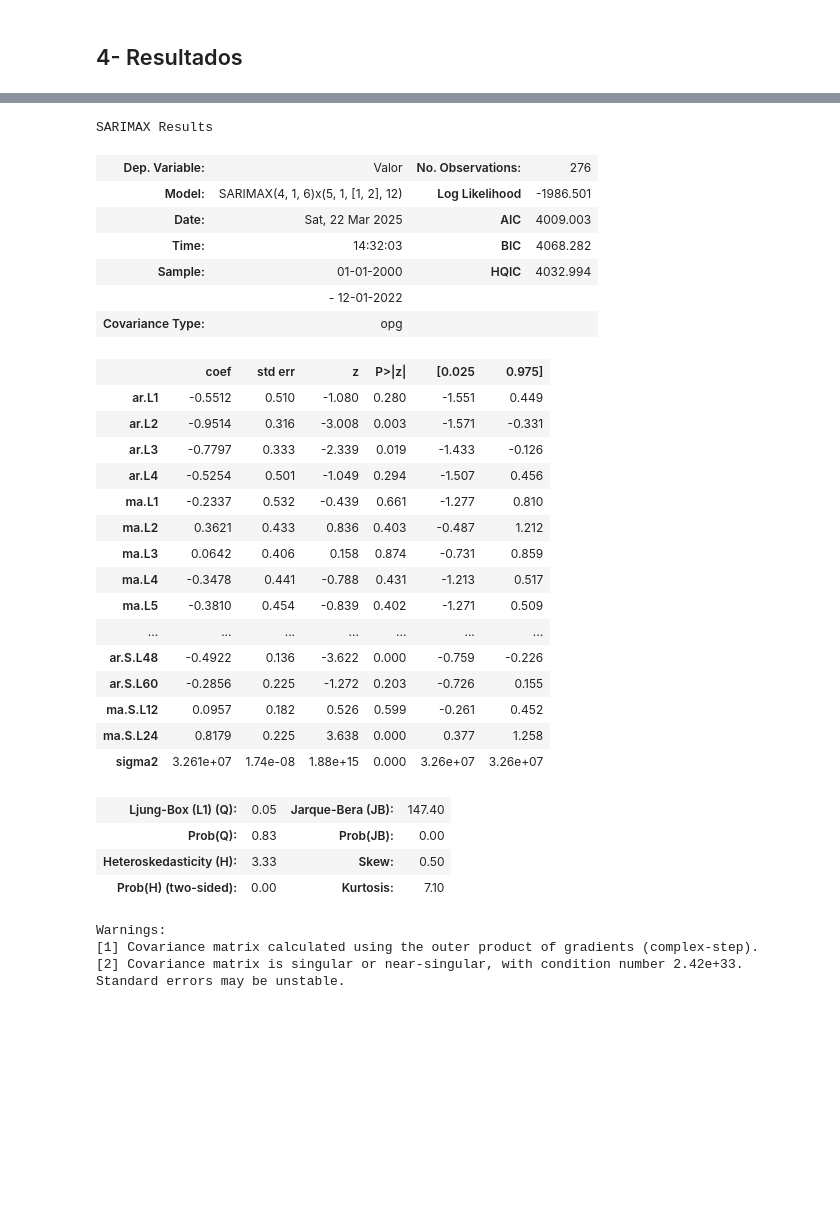
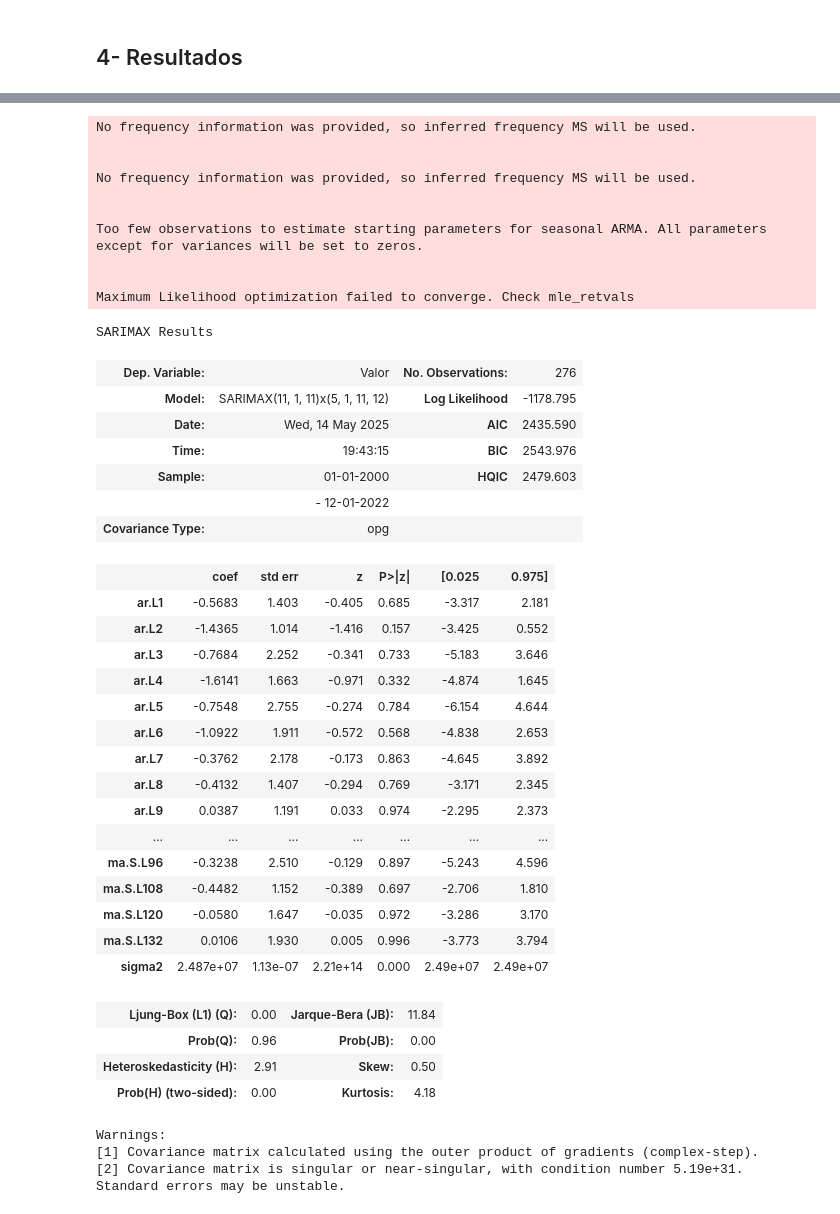
Before and after one commit to victordornelos/tcc_cap3, a Jupyter notebook: cap3.ipynb, the cells around one changed output, grey strips where cells are left out. Saved outputs shown, nothing was run; the diff lists cells and outputs as text; code cells hidden in the pictures; blank space fills up the shorter version.

```diff
--- a/cap3.ipynb
+++ b/cap3.ipynb
@@ -775,7 +799,7 @@ modelo_sarima.run_sarima_grid_search(
 # %% [output]
 '  \nimport modelo_sarima  # Importa o módulo\n\n# Definir intervalos personalizados\np_values = fac \nd_values = [1]  # Manter d fixo\nq_values = facp  \nP_values = fac_s  \nD_values = [1] \nQ_values ...
 # %%
-result_df = pd.read_excel('resultado/resultados_sarima_teste.xlsx')
+result_df = pd.read_excel('resultado_sarima_consolidado.xlsx')
 # %%
 # Carregar o DataFrame fixo (suponha que df_sarima já esteja carregado no ambiente)
 df_sarima.index = pd.to_datetime(df_sarima.index)  # Garantir que o índice seja datetime
@@ -815,36 +853,46 @@ def rodar_sarimax(df_params, index):
 # %%
 result_df.index.freq = 'MS'
-resultado_modelo = rodar_sarimax(result_df, 0)
+resultado_modelo = rodar_sarimax(result_df, 10)
 resultado_modelo.summary()
 # %% [output]
-SARIMAX Results
+No frequency information was provided, so inferred frequency MS will be used.
+
+
+No frequency information was provided, so inferred frequency MS will be used.
+
+
+Too few observations to estimate starting parameters for seasonal ARMA. All parameters except for variances will be set to zeros.
+
+
+Maximum Likelihood optimization failed to converge. Check mle_retvals
+SARIMAX Results
 | Dep. Variable: | Valor | No. Observations: | 276 |
-| Model: | SARIMAX(4, 1, 6)x(5, 1, [1, 2], 12) | Log Likelihood | -1986.501 |
-| Date: | Sat, 22 Mar 2025 | AIC | 4009.003 |
-| Time: | 14:32:03 | BIC | 4068.282 |
-| Sample: | 01-01-2000 | HQIC | 4032.994 |
+| Model: | SARIMAX(11, 1, 11)x(5, 1, 11, 12) | Log Likelihood | -1178.795 |
+| Date: | Wed, 14 May 2025 | AIC | 2435.590 |
+| Time: | 19:43:15 | BIC | 2543.976 |
+| Sample: | 01-01-2000 | HQIC | 2479.603 |
 |  | - 12-01-2022 |  |  |
 | Covariance Type: | opg |  |  |
 |  | coef | std err | z | P>|z| | [0.025 | 0.975] |
-| ar.L1 | -0.5512 | 0.510 | -1.080 | 0.280 | -1.551 | 0.449 |
-| ar.L2 | -0.9514 | 0.316 | -3.008 | 0.003 | -1.571 | -0.331 |
-| ar.L3 | -0.7797 | 0.333 | -2.339 | 0.019 | -1.433 | -0.126 |
-| ar.L4 | -0.5254 | 0.501 | -1.049 | 0.294 | -1.507 | 0.456 |
-| ma.L1 | -0.2337 | 0.532 | -0.439 | 0.661 | -1.277 | 0.810 |
-| ma.L2 | 0.3621 | 0.433 | 0.836 | 0.403 | -0.487 | 1.212 |
-| ma.L3 | 0.0642 | 0.406 | 0.158 | 0.874 | -0.731 | 0.859 |
-| ma.L4 | -0.3478 | 0.441 | -0.788 | 0.431 | -1.213 | 0.517 |
-| ma.L5 | -0.3810 | 0.454 | -0.839 | 0.402 | -1.271 | 0.509 |
+| ar.L1 | -0.5683 | 1.403 | -0.405 | 0.685 | -3.317 | 2.181 |
+| ar.L2 | -1.4365 | 1.014 | -1.416 | 0.157 | -3.425 | 0.552 |
+| ar.L3 | -0.7684 | 2.252 | -0.341 | 0.733 | -5.183 | 3.646 |
+| ar.L4 | -1.6141 | 1.663 | -0.971 | 0.332 | -4.874 | 1.645 |
+| ar.L5 | -0.7548 | 2.755 | -0.274 | 0.784 | -6.154 | 4.644 |
+| ar.L6 | -1.0922 | 1.911 | -0.572 | 0.568 | -4.838 | 2.653 |
+| ar.L7 | -0.3762 | 2.178 | -0.173 | 0.863 | -4.645 | 3.892 |
+| ar.L8 | -0.4132 | 1.407 | -0.294 | 0.769 | -3.171 | 2.345 |
+| ar.L9 | 0.0387 | 1.191 | 0.033 | 0.974 | -2.295 | 2.373 |
 | ... | ... | ... | ... | ... | ... | ... |
-| ar.S.L48 | -0.4922 | 0.136 | -3.622 | 0.000 | -0.759 | -0.226 |
-| ar.S.L60 | -0.2856 | 0.225 | -1.272 | 0.203 | -0.726 | 0.155 |
-| ma.S.L12 | 0.0957 | 0.182 | 0.526 | 0.599 | -0.261 | 0.452 |
-| ma.S.L24 | 0.8179 | 0.225 | 3.638 | 0.000 | 0.377 | 1.258 |
-| sigma2 | 3.261e+07 | 1.74e-08 | 1.88e+15 | 0.000 | 3.26e+07 | 3.26e+07 |
+| ma.S.L96 | -0.3238 | 2.510 | -0.129 | 0.897 | -5.243 | 4.596 |
+| ma.S.L108 | -0.4482 | 1.152 | -0.389 | 0.697 | -2.706 | 1.810 |
+| ma.S.L120 | -0.0580 | 1.647 | -0.035 | 0.972 | -3.286 | 3.170 |
+| ma.S.L132 | 0.0106 | 1.930 | 0.005 | 0.996 | -3.773 | 3.794 |
+| sigma2 | 2.487e+07 | 1.13e-07 | 2.21e+14 | 0.000 | 2.49e+07 | 2.49e+07 |
-| Ljung-Box (L1) (Q): | 0.05 | Jarque-Bera (JB): | 147.40 |
-| Prob(Q): | 0.83 | Prob(JB): | 0.00 |
-| Heteroskedasticity (H): | 3.33 | Skew: | 0.50 |
-| Prob(H) (two-sided): | 0.00 | Kurtosis: | 7.10 |
+| Ljung-Box (L1) (Q): | 0.00 | Jarque-Bera (JB): | 11.84 |
+| Prob(Q): | 0.96 | Prob(JB): | 0.00 |
+| Heteroskedasticity (H): | 2.91 | Skew: | 0.50 |
+| Prob(H) (two-sided): | 0.00 | Kurtosis: | 4.18 |
-Warnings:
-[1] Covariance matrix calculated using the outer product of gradients (complex-step).
-[2] Covariance matrix is singular or near-singular, with condition number 2.42e+33. Standard errors may be unstable.
+Warnings:
+[1] Covariance matrix calculated using the outer product of gradients (complex-step).
+[2] Covariance matrix is singular or near-singular, with condition number 5.19e+31. Standard errors may be unstable.
```
Also changed, not shown: parts of 24 cells of this notebook, 4 other files.
